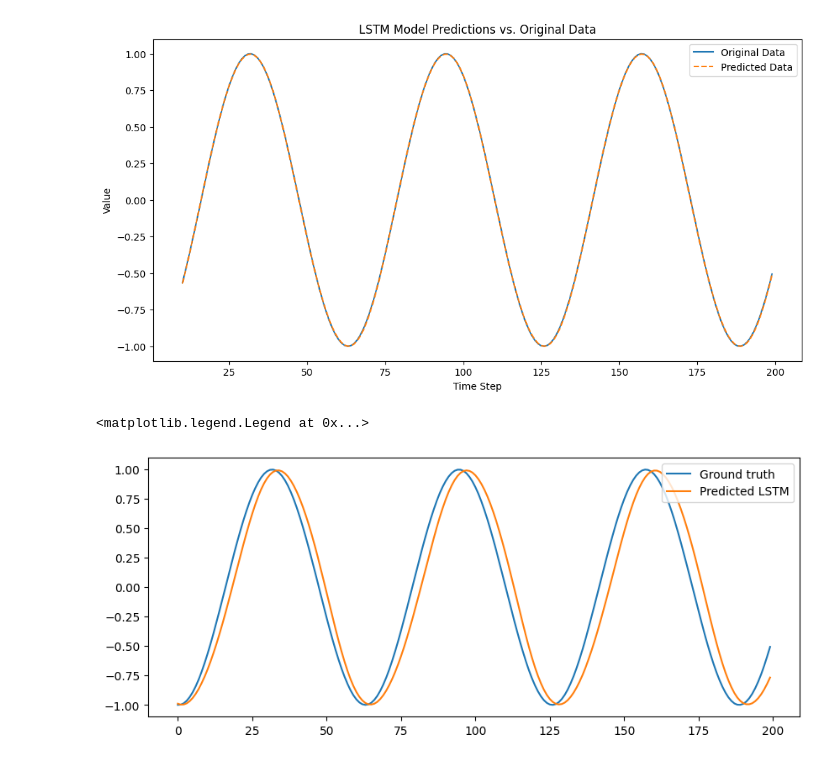
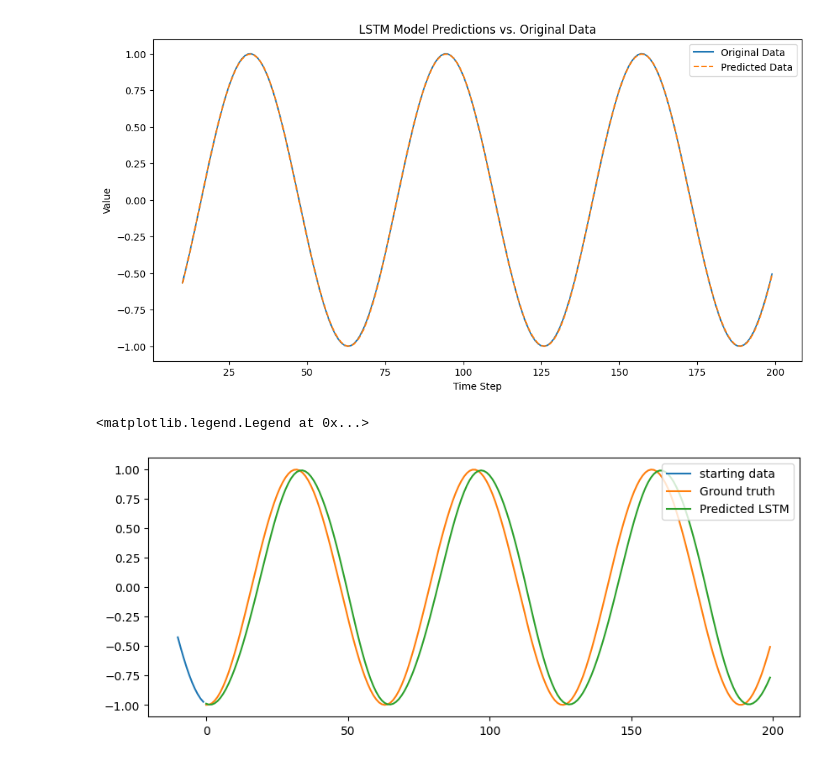
Before and after one commit to abbym-bristol/PIML-foundations-tb2, a Jupyter notebook: sine_wave.ipynb, the cells around one changed output. Cells and saved outputs as stored; diff of their text form; code cells hidden in the pictures.

```diff
--- a/sine_wave.ipynb
+++ b/sine_wave.ipynb
@@ -91,11 +91,20 @@ plt.show()
 # %% [output]
 [figure]
 # %%
-def forecast_with_model(model, len_test, X_train):
+def forecast_with_model(model, forecast_length, start_data):
+    """Autoregressive forecasting across test set with model
+
+    Args:
+        model (pytorch model):
+        forecast_length (int): length of data to forecast
+        start_data (pytorch Tensor): tensor containing the starting data sequence to forecast from
+    Returns:
+        y_forecast (numpy array): array of length len_test forecasted predictions
+    """
     # Take last set from X_train
-    X_forecast = X_train[-1:]
+    X_forecast = start_data
     y_forecast = []
-    for i in range(len_test):
+    for i in range(forecast_length):
         # Make prediction:
         pred = model(X_forecast).squeeze().detach().numpy()
         y_forecast.append(pred)
@@ -108,13 +117,15 @@ def forecast_with_model(model, len_test, X_train):
     y_forecast = np.array(y_forecast)  # Sort out formatting of results into a numpy array
     return y_forecast
 # %%
-y_forecast = forecast_with_model(model, len(test), trainX)
+start_data = trainX[-1:]
+y_forecast = forecast_with_model(model, len(test), start_data)
 # %%
 time_steps = np.arange(len(test)) # entire test set
 plt.figure(figsize=(10, 4))
+plt.plot(np.arange(-seq_length, 0), start_data.squeeze(), label='starting data')
 plt.plot(time_steps, test, label='Ground truth')
 plt.plot(time_steps, y_forecast, label='Predicted LSTM')
 plt.legend(loc='upper right')
 # %% [output]
 <matplotlib.legend.Legend at 0x...>
-[figure, old version]
+[figure, new version]
```
Also changed, not shown: 1 other file.
